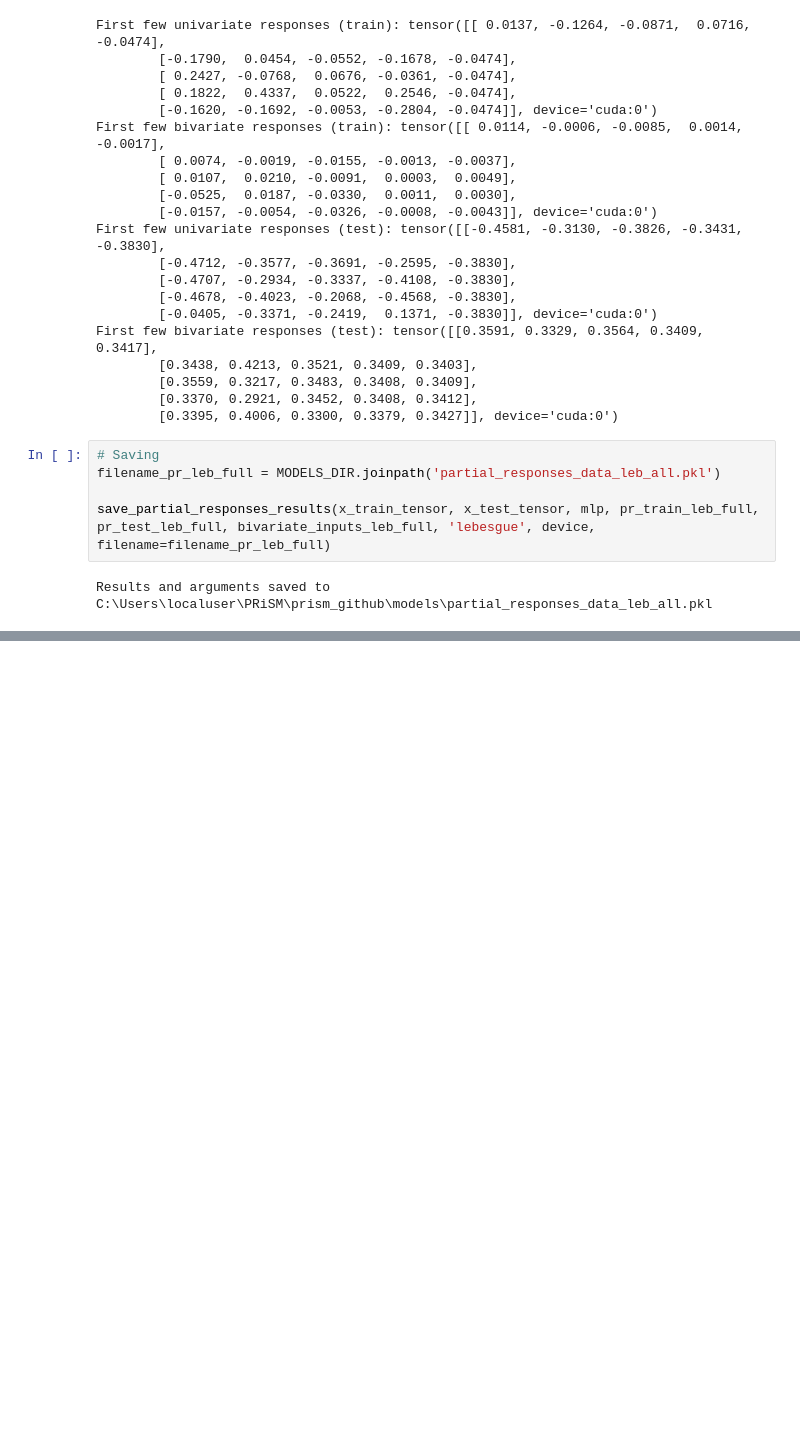
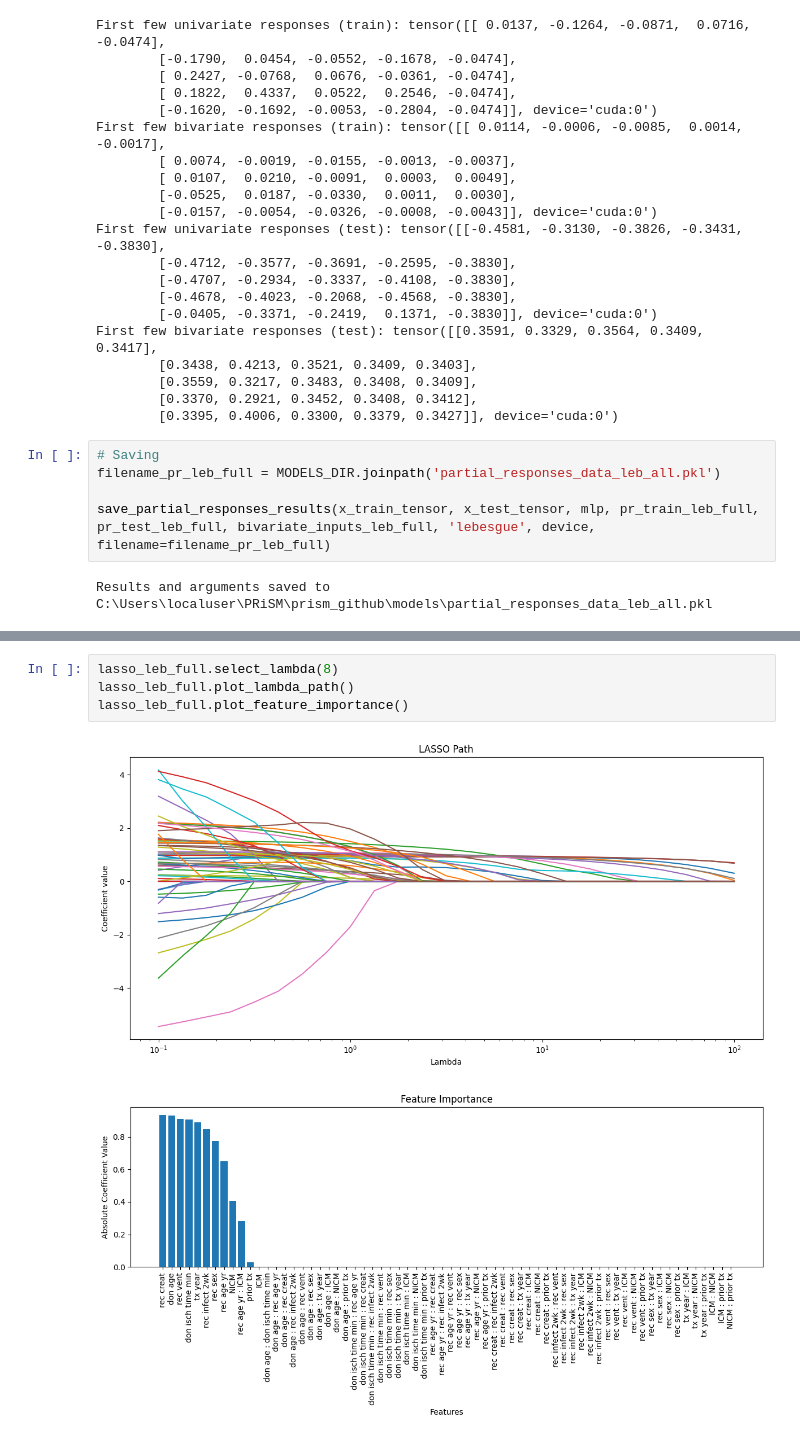
Before and after one commit to AIBCTS/PRiSM, a Jupyter notebook: notebooks/2.03-hpi-partialresponses-dev.ipynb, the cells around one changed output, grey strips where cells are left out. Drawn from its saved outputs; the diff is of its cells as text; blank space fills up the shorter version.

```diff
--- a/notebooks/2.03-hpi-partialresponses-dev.ipynb
+++ b/notebooks/2.03-hpi-partialresponses-dev.ipynb
@@ -439,0 +459,7 @@ Results and arguments saved to C:\Users\localuser\PRiSM\prism_github\models\part
+# %%
+lasso_leb_full.select_lambda(8)
+lasso_leb_full.plot_lambda_path()
+lasso_leb_full.plot_feature_importance()
+# %% [output]
+[figure, added]
+[figure, added]
```
Also changed, not shown: parts of 7 cells of this notebook, 4 other files.
